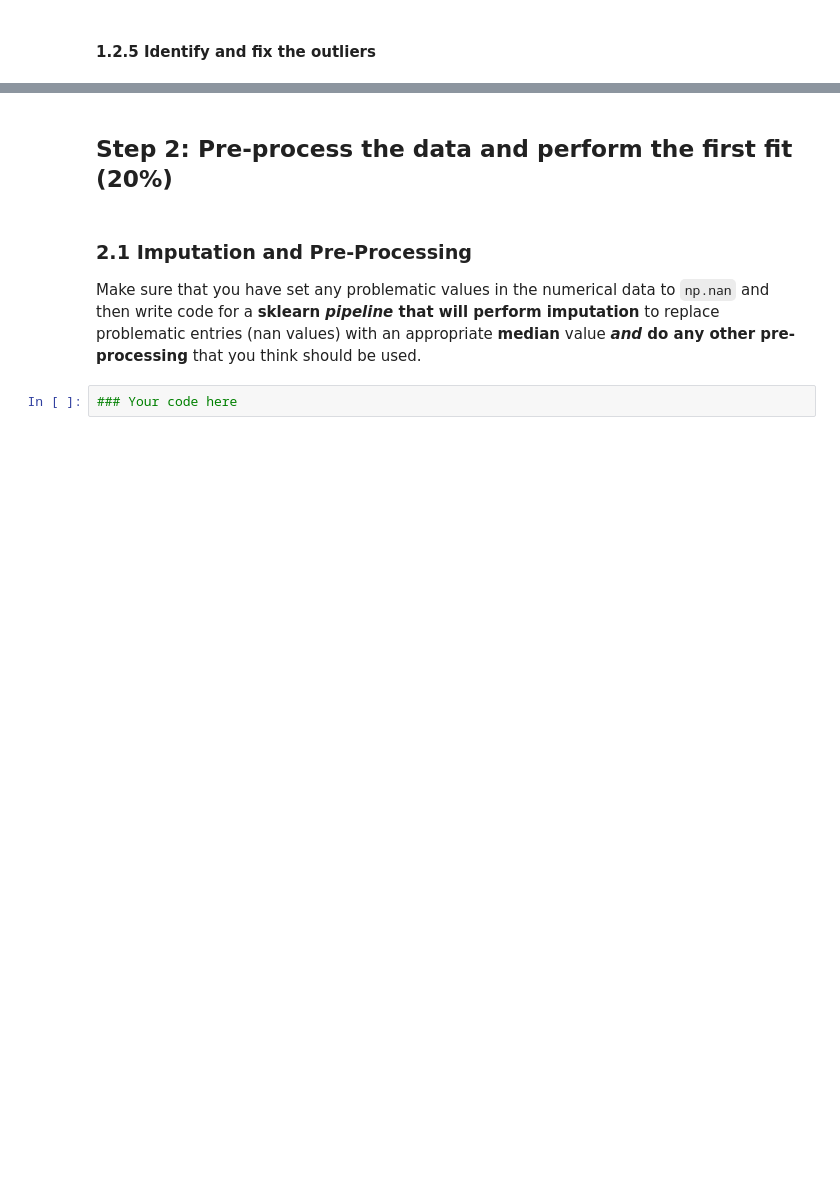
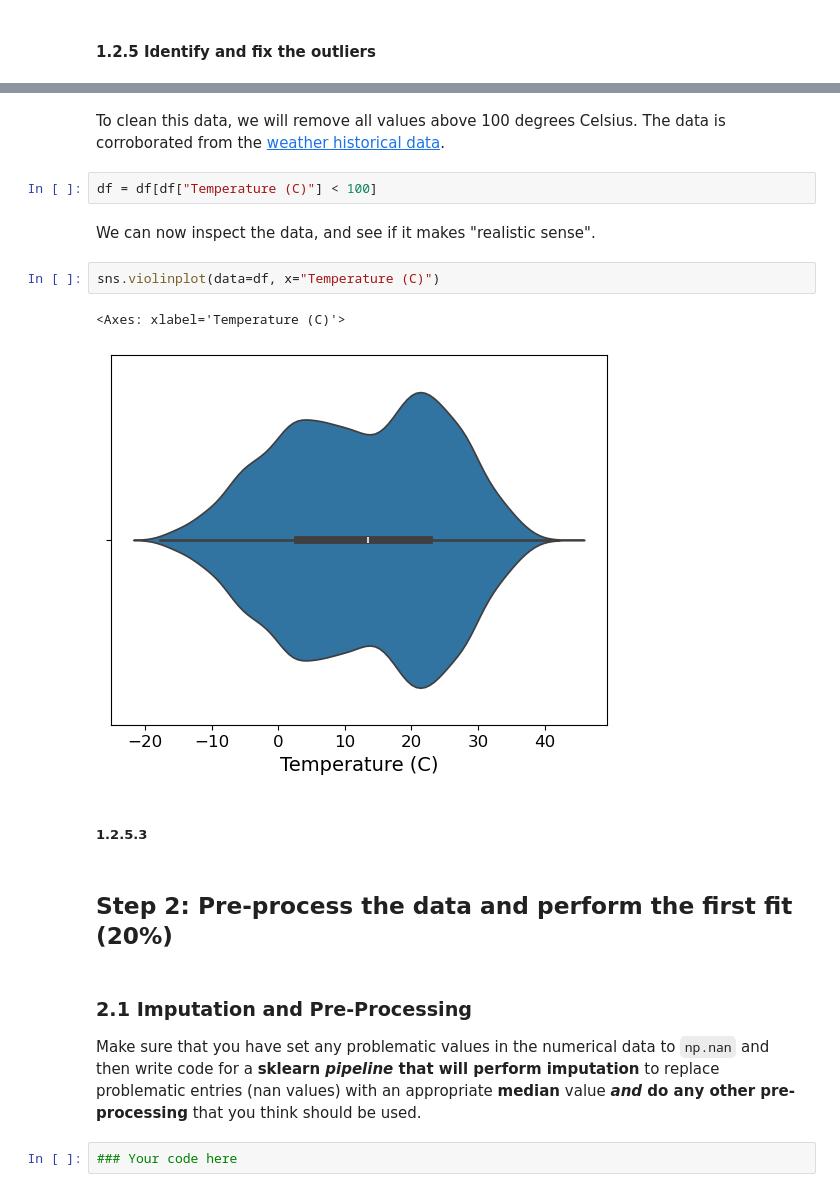
Before and after one commit to nicoataiza/CS7317-2024, a Jupyter notebook: Assignment 1/A1-template-2024.ipynb, the cells around one changed output, grey strips where cells are left out. Saved outputs shown, nothing was run; the diff lists cells and outputs as text; blank space fills up the shorter version.

```diff
--- a/Assignment 1/A1-template-2024.ipynb
+++ b/Assignment 1/A1-template-2024.ipynb
@@ -279,3 +341,16 @@ df[to_numerical] = df[to_numerical].apply(lambda x: pd.to_numeric(x, errors='coe
+# %% [markdown]
+To clean this data, we will remove all values above 100 degrees Celsius. The data is corroborated from the [weather historical data](https://en.wikipedia.org/wiki/Climate_of_Seoul).
+# %%
+df = df[df["Temperature (C)"] < 100]
+# %% [markdown]
+We can now inspect the data, and see if it makes "realistic sense".
+# %%
+sns.violinplot(data=df, x="Temperature (C)")
+# %% [output]
+<Axes: xlabel='Temperature (C)'>
+[figure, added]
+# %% [markdown]
+##### 1.2.5.3
 # %% [markdown]
 ## Step 2: Pre-process the data and perform the first fit (20%)
 # %% [markdown]
```
Also changed, not shown: parts of 16 cells of this notebook.
